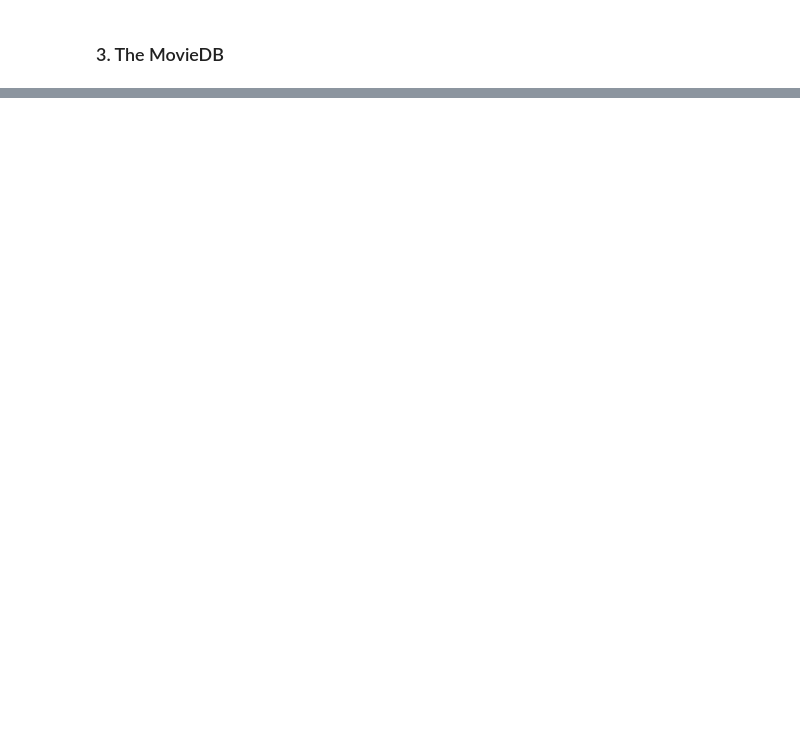
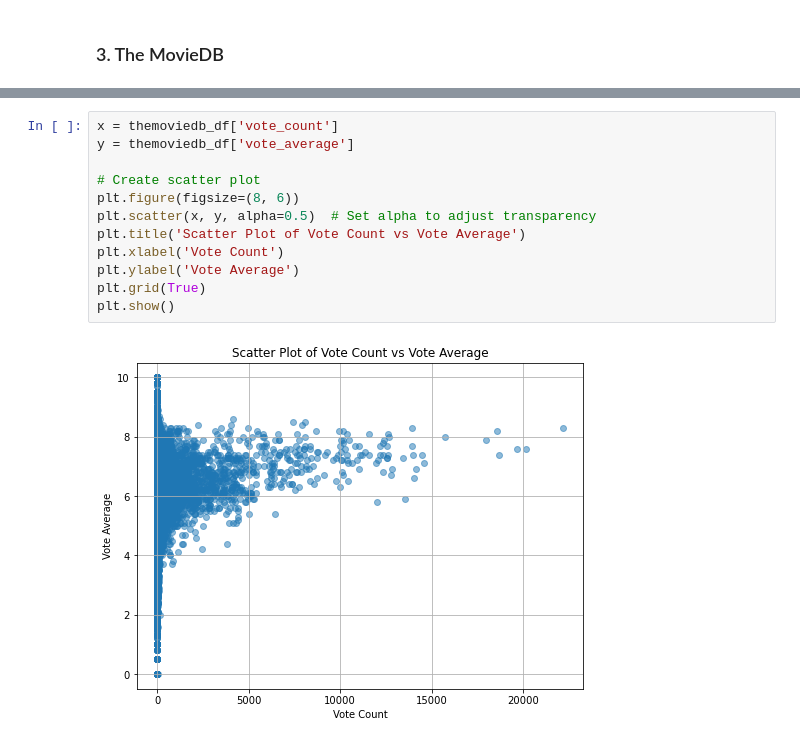
Before and after one commit to Iankip8/dsc-phase-1-project-v2-4, a Jupyter notebook: student.ipynb, the cells around one changed output, grey strips where cells are left out. Drawn from its saved outputs; the diff is of its cells as text; blank space fills up the shorter version.

```diff
--- a/student.ipynb
+++ b/student.ipynb
@@ -814,0 +1041,14 @@ The insights gained from the three plots—bar, box, and line—offer invaluable
+# %%
+x = themoviedb_df['vote_count']
+y = themoviedb_df['vote_average']
+
+# Create scatter plot
+plt.figure(figsize=(8, 6))
+plt.scatter(x, y, alpha=0.5)  # Set alpha to adjust transparency
+plt.title('Scatter Plot of Vote Count vs Vote Average')
+plt.xlabel('Vote Count')
+plt.ylabel('Vote Average')
+plt.grid(True)
+plt.show()
+# %% [output]
+[figure, added]
```
Also changed, not shown: parts of 44 cells of this notebook.
